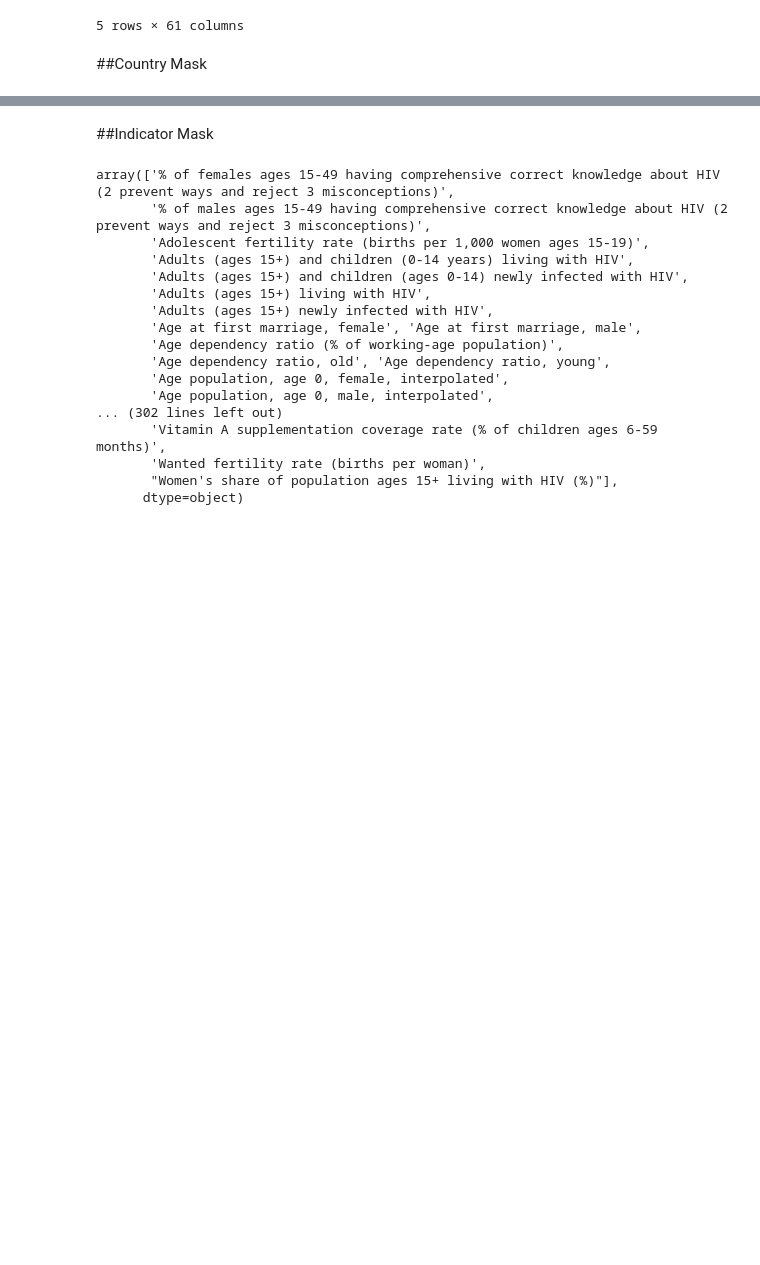
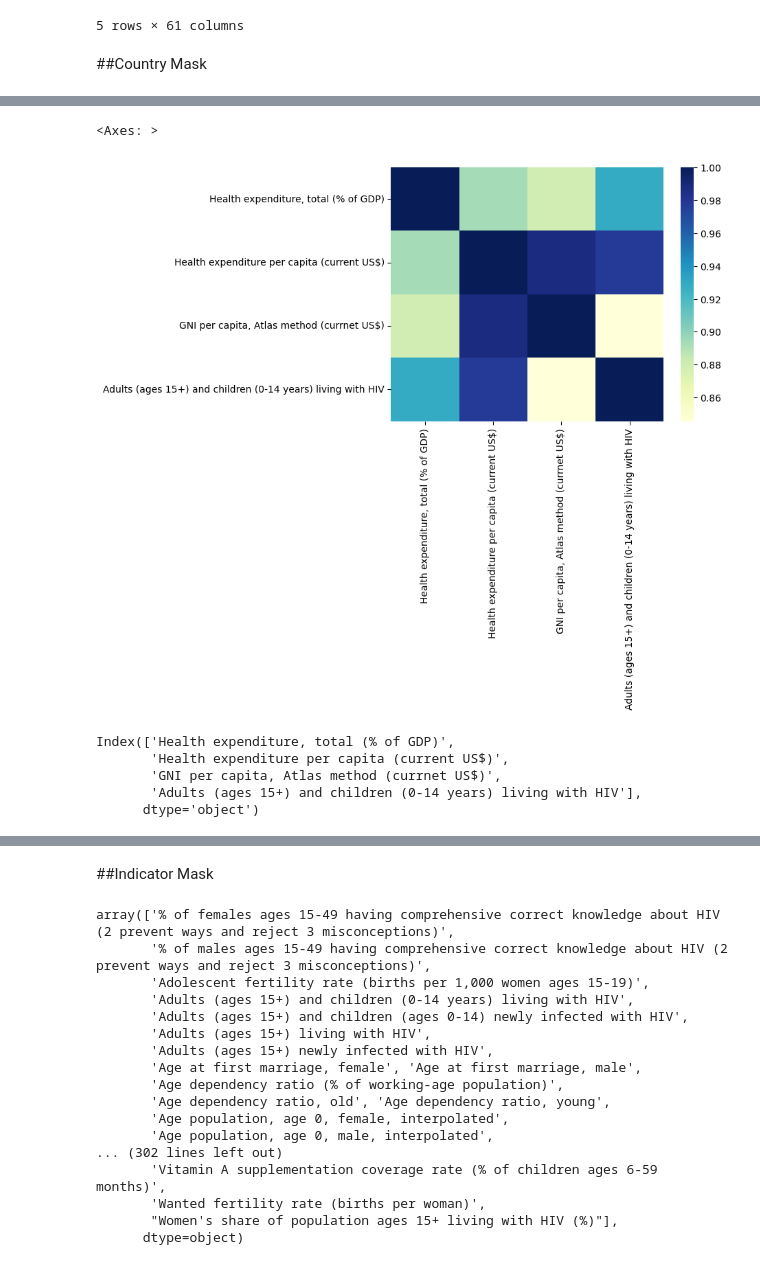
Before and after one commit to jhardin7612/python_eda_case_study, a Jupyter notebook: blake.ipynb, the cells around one changed output, grey strips where cells are left out. Cells and saved outputs as stored; diff of their text form; code cells hidden in the pictures; blank space fills up the shorter version.

```diff
--- a/blake.ipynb
+++ b/blake.ipynb
@@ -21,0 +137,7 @@ country_filter = (df['Country Name'] == 'World')
+# %%
+
+
+drop_year_list = []
+for year in final_df.index:
+    if int(year) < 1995:
+        final_df = final_df.drop(year)
@@ -21,0 +164,13 @@ country_filter = (df['Country Name'] == 'World')
+# %%
+sns.heatmap(final_df.corr(), cmap="YlGnBu")
+# %% [output]
+<Axes: >
+[figure, added]
+# %%
+final_df.columns
+# %% [output]
+Index(['Health expenditure, total (% of GDP)',
+       'Health expenditure per capita (current US$)',
+       'GNI per capita, Atlas method (currnet US$)',
+       'Adults (ages 15+) and children (0-14 years) living with HIV'],
+      dtype='object')
```
Also changed, not shown: parts of 32 cells of this notebook.
